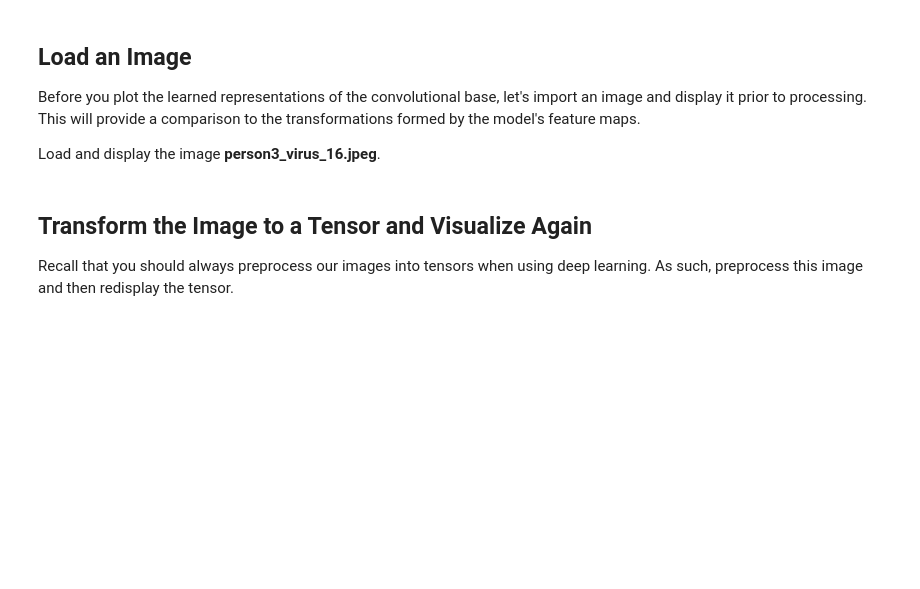
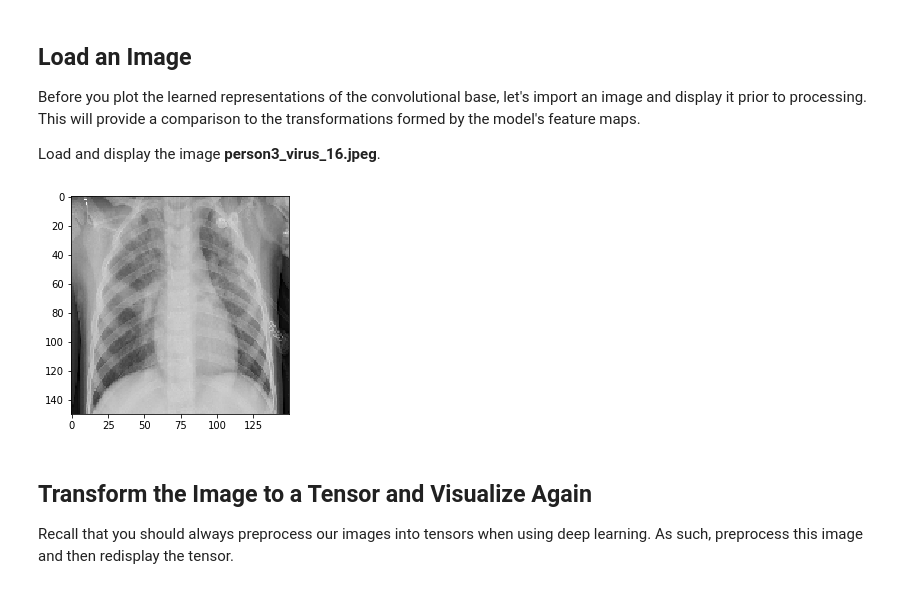
Before and after one commit to learn-co-curriculum/dsc-visualizing-activation-functions-lab, a Jupyter notebook: index.ipynb, the cells around one changed output. Cells and saved outputs as stored; diff of their text form; code cells hidden in the pictures; blank space fills up the shorter version.

Commit message:
Add solution to curriculum branch

```diff
--- a/index.ipynb
+++ b/index.ipynb
@@ -29,3 +52,16 @@ Load and display the image **person3_virus_16.jpeg**.
+# %%
+# __SOLUTION__
+from keras.preprocessing import image
+import matplotlib.image as mpimg
+import matplotlib.pyplot as plt
+%matplotlib inline
+
+filename = 'person3_virus_16.jpeg'
+img = image.load_img(filename, target_size=(150, 150))
+plt.imshow(img)
+plt.show()
+# %% [output]
+[figure, added]
 # %% [markdown]
 ## Transform the Image to a Tensor and Visualize Again
 
```
Also changed, not shown: parts of 7 cells of this notebook, 1 other file.
